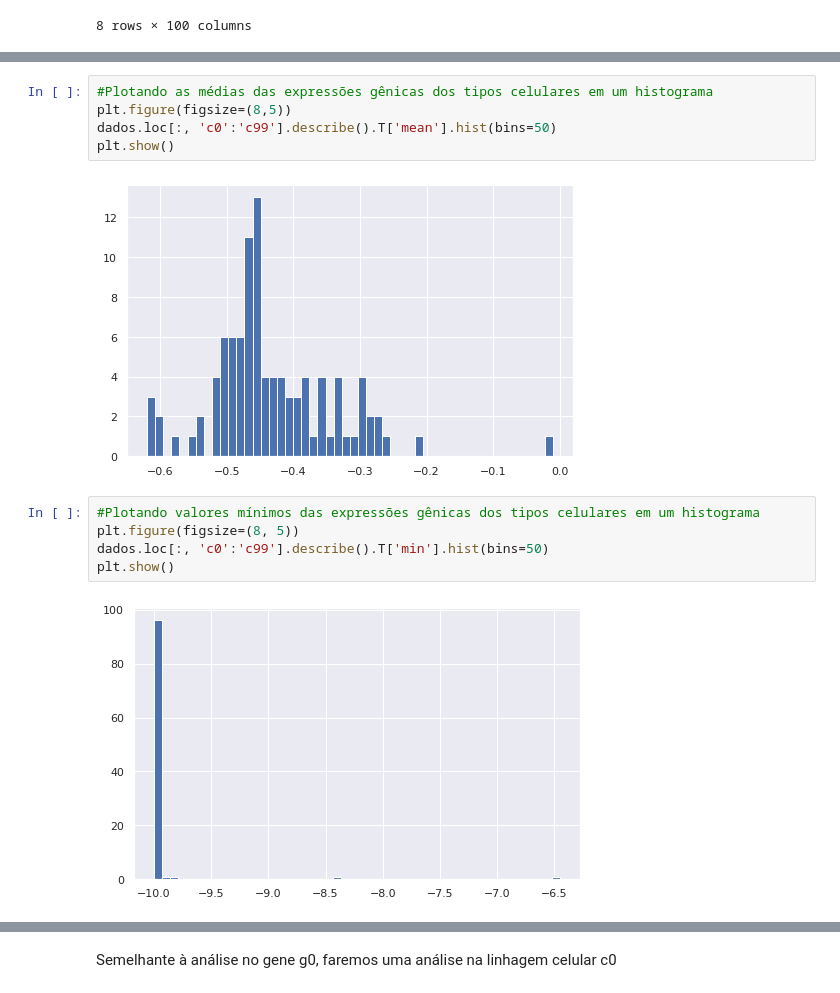
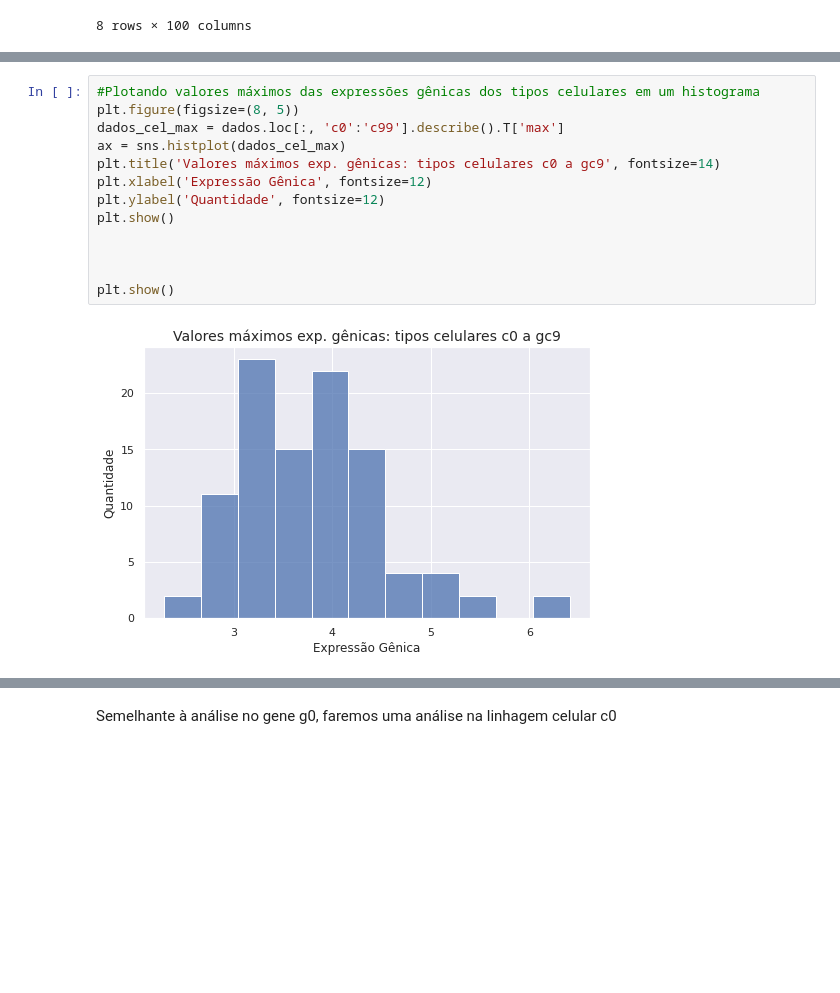
Before and after one commit to vanessanmd/imersao-dados3-alura, a Jupyter notebook: imersão_dados_3.ipynb, the cells around one changed output, grey strips where cells are left out. Cells and saved outputs as stored; diff of their text form; blank space fills up the shorter version.

```diff
--- a/imersão_dados_3.ipynb
+++ b/imersão_dados_3.ipynb
@@ -425,14 +459,15 @@ dados.loc[:, 'c0':'c99'].describe()
 # %%
-#Plotando as médias das expressões gênicas dos tipos celulares em um histograma
-plt.figure(figsize=(8,5))
-dados.loc[:, 'c0':'c99'].describe().T['mean'].hist(bins=50)
+#Plotando valores máximos das expressões gênicas dos tipos celulares em um histograma
+plt.figure(figsize=(8, 5))
+dados_cel_max = dados.loc[:, 'c0':'c99'].describe().T['max']
+ax = sns.histplot(dados_cel_max)
+plt.title('Valores máximos exp. gênicas: tipos celulares c0 a gc9', fontsize=14)
+plt.xlabel('Expressão Gênica', fontsize=12)
+plt.ylabel('Quantidade', fontsize=12)
 plt.show()
+
+
+
+plt.show()
 # %% [output]
-[figure, old version]
+[figure, new version]
-# %%
-#Plotando valores mínimos das expressões gênicas dos tipos celulares em um histograma
-plt.figure(figsize=(8, 5))
-dados.loc[:, 'c0':'c99'].describe().T['min'].hist(bins=50)
-plt.show()
-# %% [output]
-[figure, removed]
```
Also changed, not shown: parts of 7 cells of this notebook.
